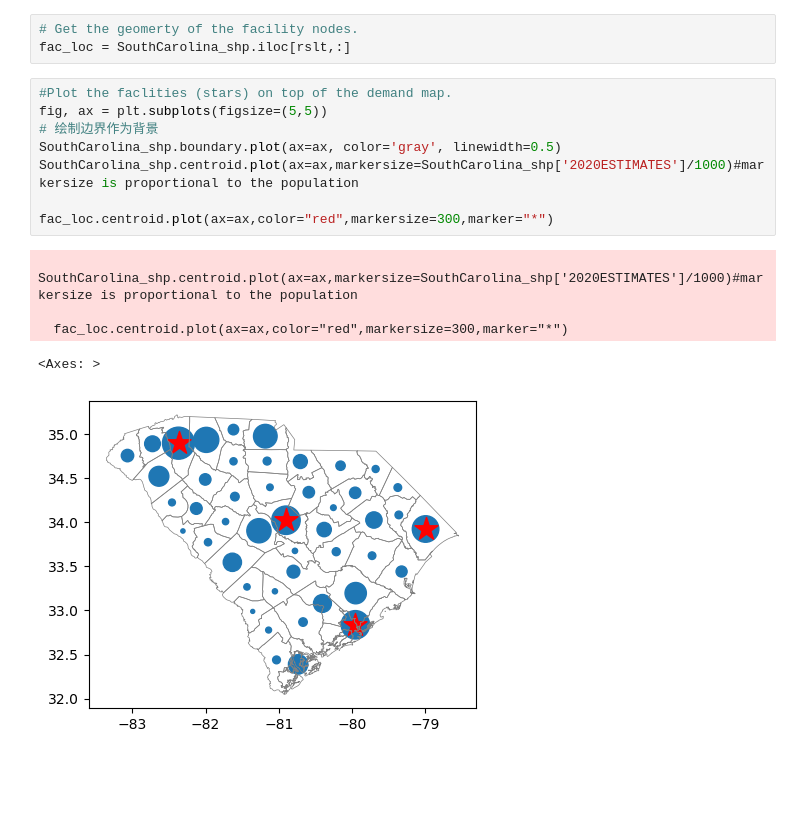
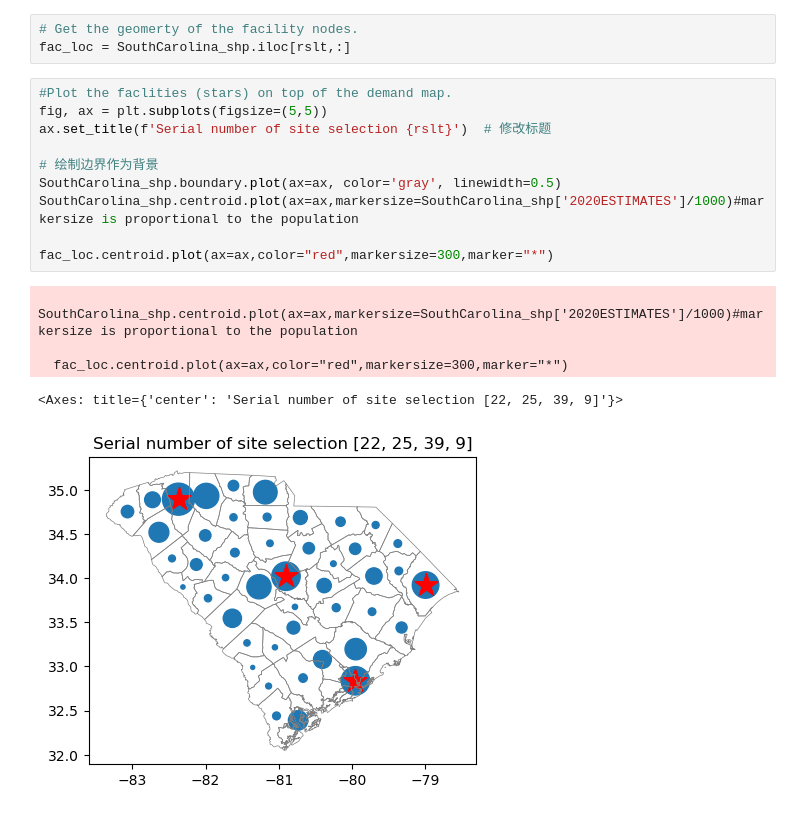
Before and after one commit to wsqstar/sp_opt_pulp_example, a Jupyter notebook: pulp-p-median.ipynb, the cells around one changed output. Saved outputs shown, nothing was run; the diff lists cells and outputs as text; blank space fills up the shorter version.

```diff
--- a/pulp-p-median.ipynb
+++ b/pulp-p-median.ipynb
@@ -184,14 +184,16 @@ fac_loc = SouthCarolina_shp.iloc[rslt,:]
 # %%
 #Plot the faclities (stars) on top of the demand map.
 fig, ax = plt.subplots(figsize=(5,5))
+ax.set_title(f'Serial number of site selection {rslt}')  # 修改标题
+
 # 绘制边界作为背景
 SouthCarolina_shp.boundary.plot(ax=ax, color='gray', linewidth=0.5)
 SouthCarolina_shp.centroid.plot(ax=ax,markersize=SouthCarolina_shp['2020ESTIMATES']/1000)#markersize is proportional to the population
 
 fac_loc.centroid.plot(ax=ax,color="red",markersize=300,marker="*")
 # %% [output]
   SouthCarolina_shp.centroid.plot(ax=ax,markersize=SouthCarolina_shp['2020ESTIMATES']/1000)#markersize is proportional to the population
 
   fac_loc.centroid.plot(ax=ax,color="red",markersize=300,marker="*")
-<Axes: >
+<Axes: title={'center': 'Serial number of site selection [22, 25, 39, 9]'}>
-[figure, old version]
+[figure, new version]
```
Also changed, not shown: parts of 1 cell of this notebook, 2 other files.
